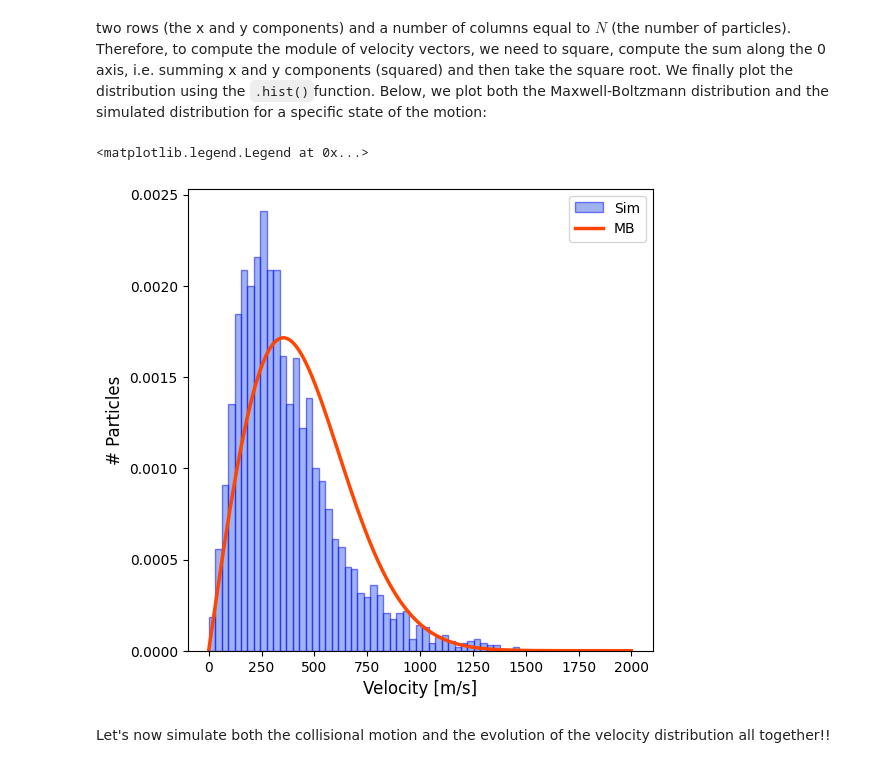
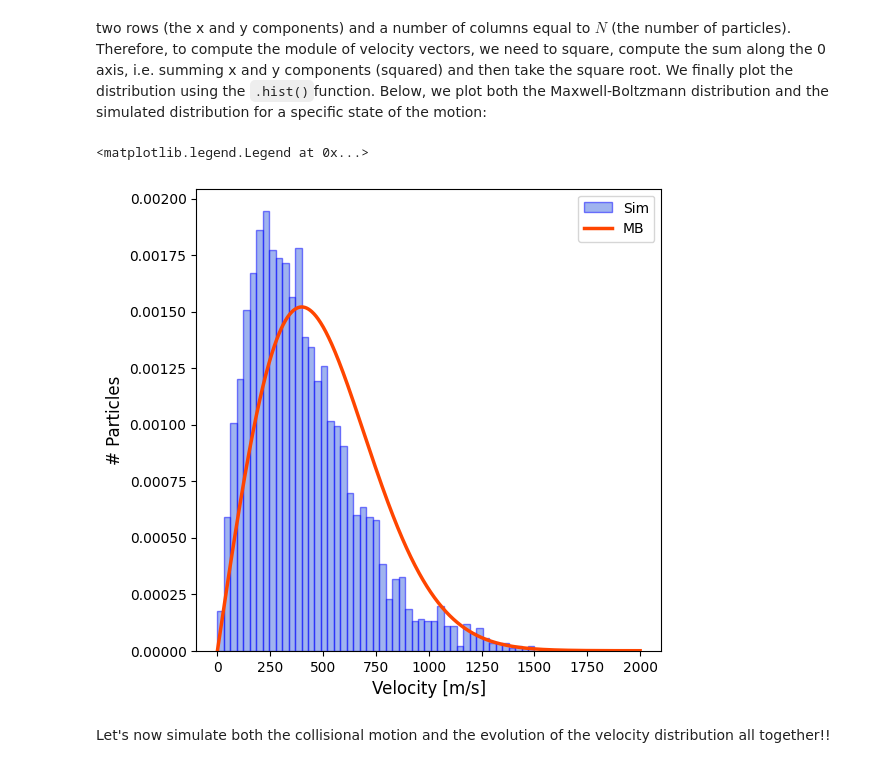
Before and after one commit to mirko-leccese/Science-with-Python-Library, a Jupyter notebook: physics/thermodynamics/maxwell-boltzmann_with_torch.ipynb, the cells around one changed output. Saved outputs shown, nothing was run; the diff lists cells and outputs as text; code cells hidden in the pictures.

```diff
--- a/physics/thermodynamics/maxwell-boltzmann_with_torch.ipynb
+++ b/physics/thermodynamics/maxwell-boltzmann_with_torch.ipynb
@@ -590,7 +622,7 @@ $$
 since $m\beta = 2/\bar{v}^2$, then, we can plot:
 # %%
 v = np.linspace(0, 2000, 1000)
-mbeta = 2/v0**2
+mbeta = (torch.pi)/(2*v0**2)
 fv = mbeta*v*np.exp(-mbeta*v**2 / 2)
 # %% [markdown]
 At each state, the tensor `vs` collects the velocities of each particles. Indeed, we remind its shape:
@@ -603,17 +635,17 @@ two rows (the x and y components) and a number of columns equal to $N$ (the numb
 # %%
 bins = np.linspace(0,1500,50)
 
 fig, ax = plt.subplots(figsize=(6,6))
 
-ax.hist(torch.sqrt(torch.sum(vs[200]**2, axis=0)), bins=bins, density=True, alpha=0.5, color="royalblue", edgecolor="blue", label="Sim")
+ax.hist(torch.sqrt(torch.sum(vs[1999]**2, axis=0)), bins=bins, density=True, alpha=0.5, color="royalblue", edgecolor="blue", label="Sim")
 ax.plot(v,fv, color="orangered", linewidth=2.5, label="MB")
 
 ax.set_xlabel('Velocity [m/s]', fontsize=12)
 ax.set_ylabel('# Particles', fontsize=12)
 ax.legend()
 # %% [output]
 <matplotlib.legend.Legend at 0x...>
-[figure, old version]
+[figure, new version]
 # %% [markdown]
 Let's now simulate both the collisional motion and the evolution of the velocity distribution all together!!
 # %%
```
Also changed, not shown: parts of 18 cells of this notebook.
